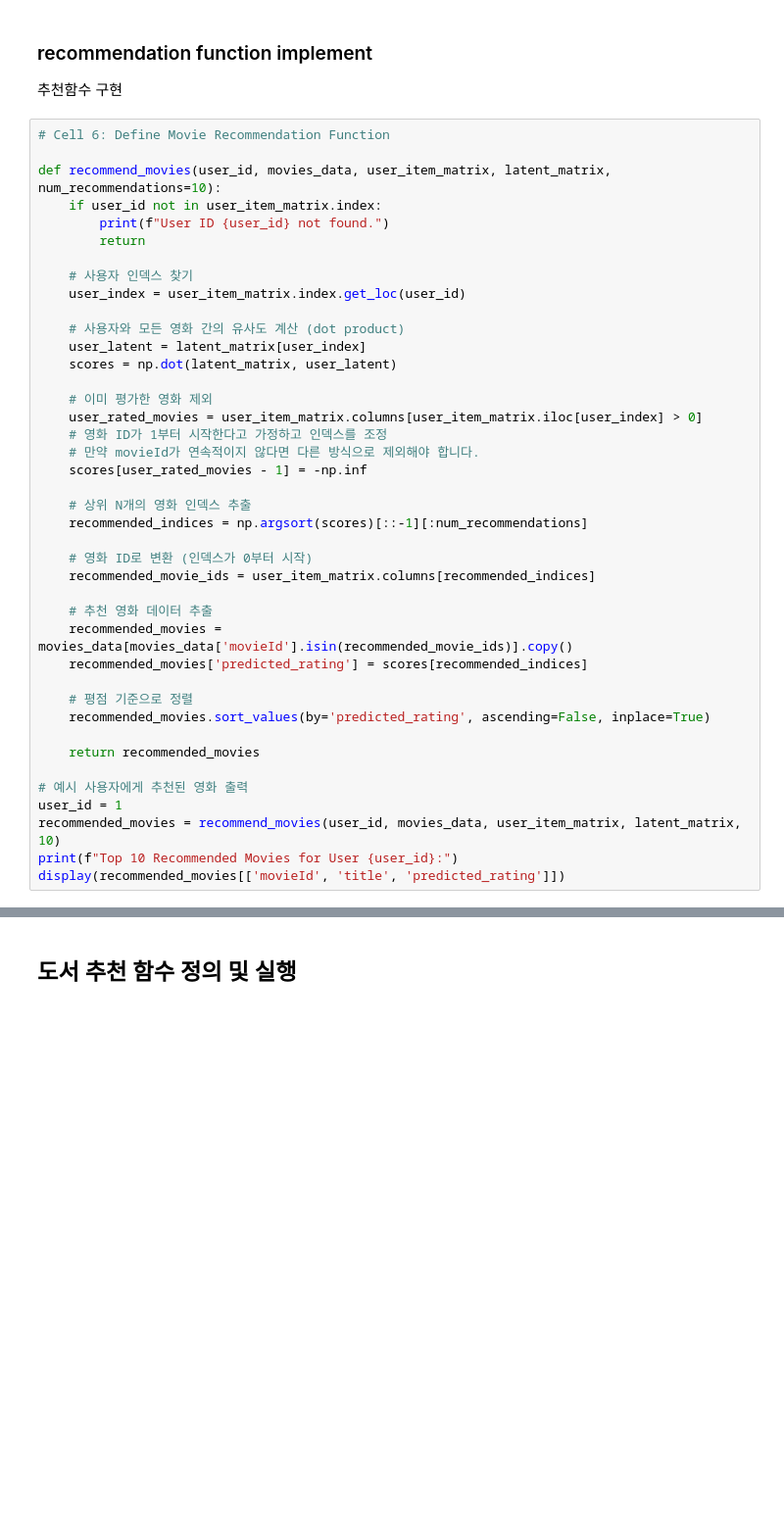
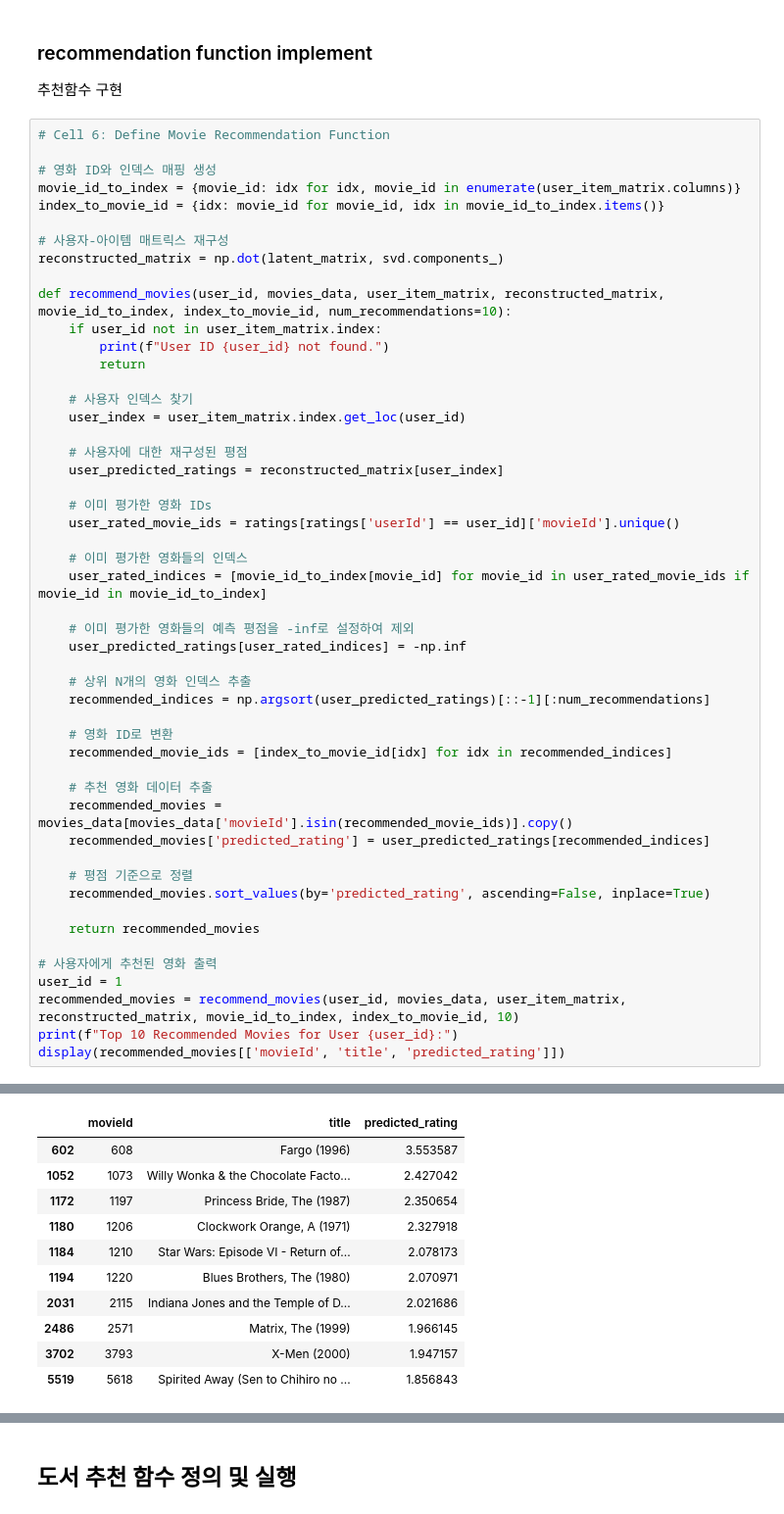
Before and after one commit to cyerinn/2024-2-data_mining-team-project, a Jupyter notebook: content_based_analysis.ipynb, the cells around one changed output, grey strips where cells are left out. Shown: that part at 98% size. Saved outputs shown, nothing was run; the diff lists cells and outputs as text; blank space fills up the shorter version.

Commit message:
rating.csv는 658MB라 제외. 결과 출력

```diff
--- a/content_based_analysis.ipynb
+++ b/content_based_analysis.ipynb
@@ -282,7 +261,14 @@ print(cosine_sim.shape)  # (영화의 수, 책의 수)
 # %%
 # Cell 6: Define Movie Recommendation Function
 
-def recommend_movies(user_id, movies_data, user_item_matrix, latent_matrix, num_recommendations=10):
+# 영화 ID와 인덱스 매핑 생성
+movie_id_to_index = {movie_id: idx for idx, movie_id in enumerate(user_item_matrix.columns)}
+index_to_movie_id = {idx: movie_id for movie_id, idx in movie_id_to_index.items()}
+
+# 사용자-아이템 매트릭스 재구성
+reconstructed_matrix = np.dot(latent_matrix, svd.components_)
+
+def recommend_movies(user_id, movies_data, user_item_matrix, reconstructed_matrix, movie_id_to_index, index_to_movie_id, num_recommendations=10):
     if user_id not in user_item_matrix.index:
         print(f"User ID {user_id} not found.")
         return
@@ -290,33 +276,36 @@ def recommend_movies(user_id, movies_data, user_item_matrix, latent_matrix, num_
     # 사용자 인덱스 찾기
     user_index = user_item_matrix.index.get_loc(user_id)
 
-    # 사용자와 모든 영화 간의 유사도 계산 (dot product)
-    user_latent = latent_matrix[user_index]
-    scores = np.dot(latent_matrix, user_latent)
+    # 사용자에 대한 재구성된 평점
+    user_predicted_ratings = reconstructed_matrix[user_index]
 
-    # 이미 평가한 영화 제외
-    user_rated_movies = user_item_matrix.columns[user_item_matrix.iloc[user_index] > 0]
-    # 영화 ID가 1부터 시작한다고 가정하고 인덱스를 조정
-    # 만약 movieId가 연속적이지 않다면 다른 방식으로 제외해야 합니다.
-    scores[user_rated_movies - 1] = -np.inf
+    # 이미 평가한 영화 IDs
+    user_rated_movie_ids = ratings[ratings['userId'] == user_id]['movieId'].unique()
+
+    # 이미 평가한 영화들의 인덱스
+    user_rated_indices = [movie_id_to_index[movie_id] for movie_id in user_rated_movie_ids if movie_id in movie_id_to_index]
+
+    # 이미 평가한 영화들의 예측 평점을 -inf로 설정하여 제외
+    user_predicted_ratings[user_rated_indices] = -np.inf
 
     # 상위 N개의 영화 인덱스 추출
-    recommended_indices = np.argsort(scores)[::-1][:num_recommendations]
+    recommended_indices = np.argsort(user_predicted_ratings)[::-1][:num_recommendations]
 
-    # 영화 ID로 변환 (인덱스가 0부터 시작)
-    recommended_movie_ids = user_item_matrix.columns[recommended_indices]
+    # 영화 ID로 변환
+    recommended_movie_ids = [index_to_movie_id[idx] for idx in recommended_indices]
 
     # 추천 영화 데이터 추출
     recommended_movies = movies_data[movies_data['movieId'].isin(recommended_movie_ids)].copy()
-    recommended_movies['predicted_rating'] = scores[recommended_indices]
+    recommended_movies['predicted_rating'] = user_predicted_ratings[recommended_indices]
 
     # 평점 기준으로 정렬
     recommended_movies.sort_values(by='predicted_rating', ascending=False, inplace=True)
 
     return recommended_movies
 
-# 예시 사용자에게 추천된 영화 출력
+# 사용자에게 추천된 영화 출력
 user_id = 1
-recommended_movies = recommend_movies(user_id, movies_data, user_item_matrix, latent_matrix, 10)
+recommended_movies = recommend_movies(user_id, movies_data, user_item_matrix, reconstructed_matrix, movie_id_to_index, index_to_movie_id, 10)
 print(f"Top 10 Recommended Movies for User {user_id}:")
 display(recommended_movies[['movieId', 'title', 'predicted_rating']])
+# %% [output]
@@ -323,3 +313,14 @@ display(recommended_movies[['movieId', 'title', 'predicted_rating']])
+|  | movieId | title | predicted_rating |
+| 602 | 608 | Fargo (1996) | 3.553587 |
+| 1052 | 1073 | Willy Wonka & the Chocolate Facto... | 2.427042 |
+| 1172 | 1197 | Princess Bride, The (1987) | 2.350654 |
+| 1180 | 1206 | Clockwork Orange, A (1971) | 2.327918 |
+| 1184 | 1210 | Star Wars: Episode VI - Return of... | 2.078173 |
+| 1194 | 1220 | Blues Brothers, The (1980) | 2.070971 |
+| 2031 | 2115 | Indiana Jones and the Temple of D... | 2.021686 |
+| 2486 | 2571 | Matrix, The (1999) | 1.966145 |
+| 3702 | 3793 | X-Men (2000) | 1.947157 |
+| 5519 | 5618 | Spirited Away (Sen to Chihiro no ... | 1.856843 |
 # %%
 # Cell 7: Evaluate Recommendations using Actual Ratings
 
```
Also changed, not shown: parts of 18 cells of this notebook.
